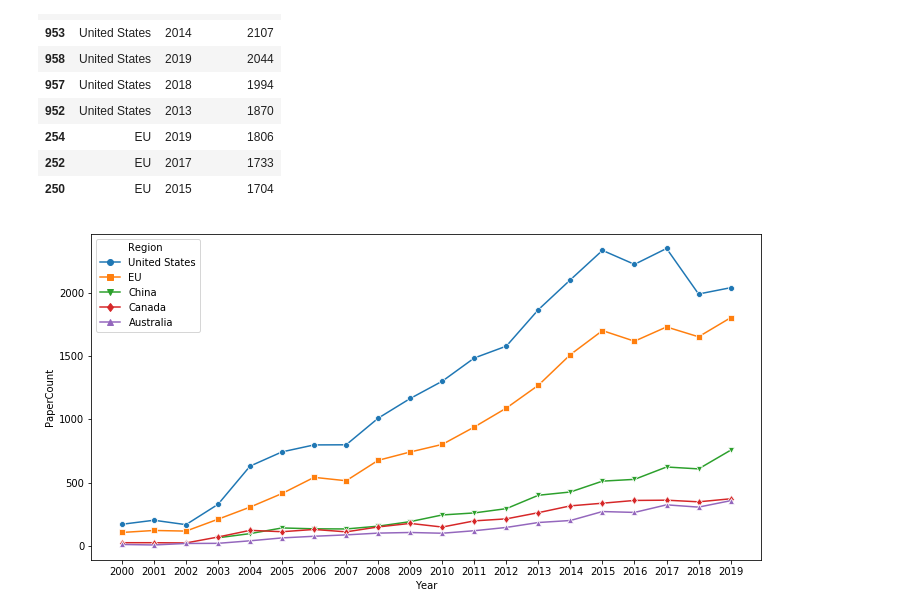
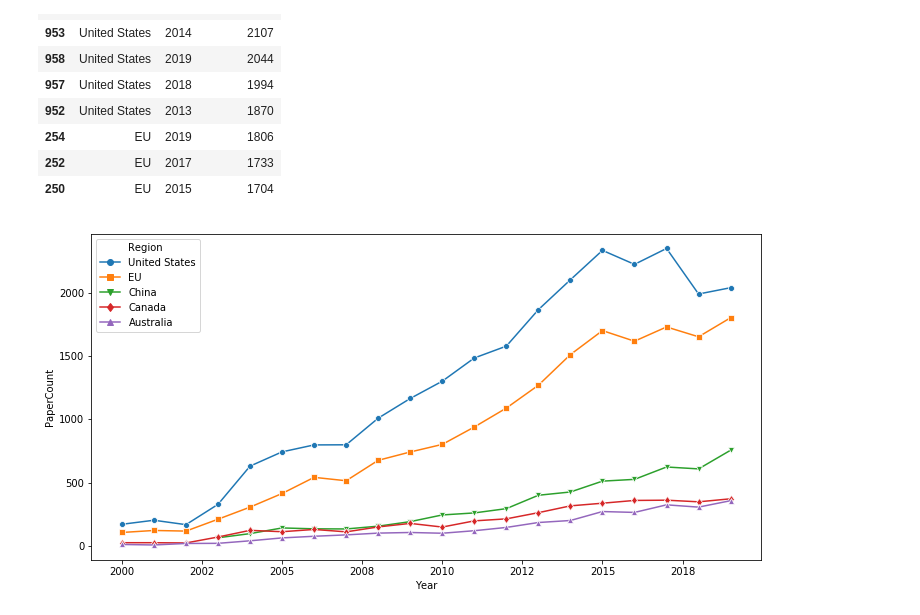
Before and after one commit to LiMa0326/mag-analysis-examples, a Jupyter notebook: pandas-subgraph-local-samples.ipynb, the cells around one changed output. Cells and saved outputs as stored; diff of their text form; code cells hidden in the pictures.

```diff
--- a/pandas-subgraph-local-samples.ipynb
+++ b/pandas-subgraph-local-samples.ipynb
@@ -201,9 +202,9 @@ top_region_year_papercount.head(10)
 # %%
 # top K geolocation by past 20 year: figure
 plt.figure(figsize=(12, 6))
 ax_topk_geolocation = plt.subplot()
 ax_topk_geolocation = sns.lineplot(x="Year", y="PaperCount", hue="Region", style="Region", markers=['o','s','v','d', '^'], hue_order=top_region_papercount, dashes=False, data=top_region_year_papercount)
-plt.gca().xaxis.set_major_locator(ticker.MultipleLocator(1))
+ax_topk_geolocation.xaxis.set_major_formatter(ticker.FuncFormatter(lambda x, pos: '{:.0f}'.format(x)))
 plt.show()
 # %% [output]
-[figure, old version]
+[figure, new version]
```
Also changed, not shown: parts of 9 cells of this notebook.
